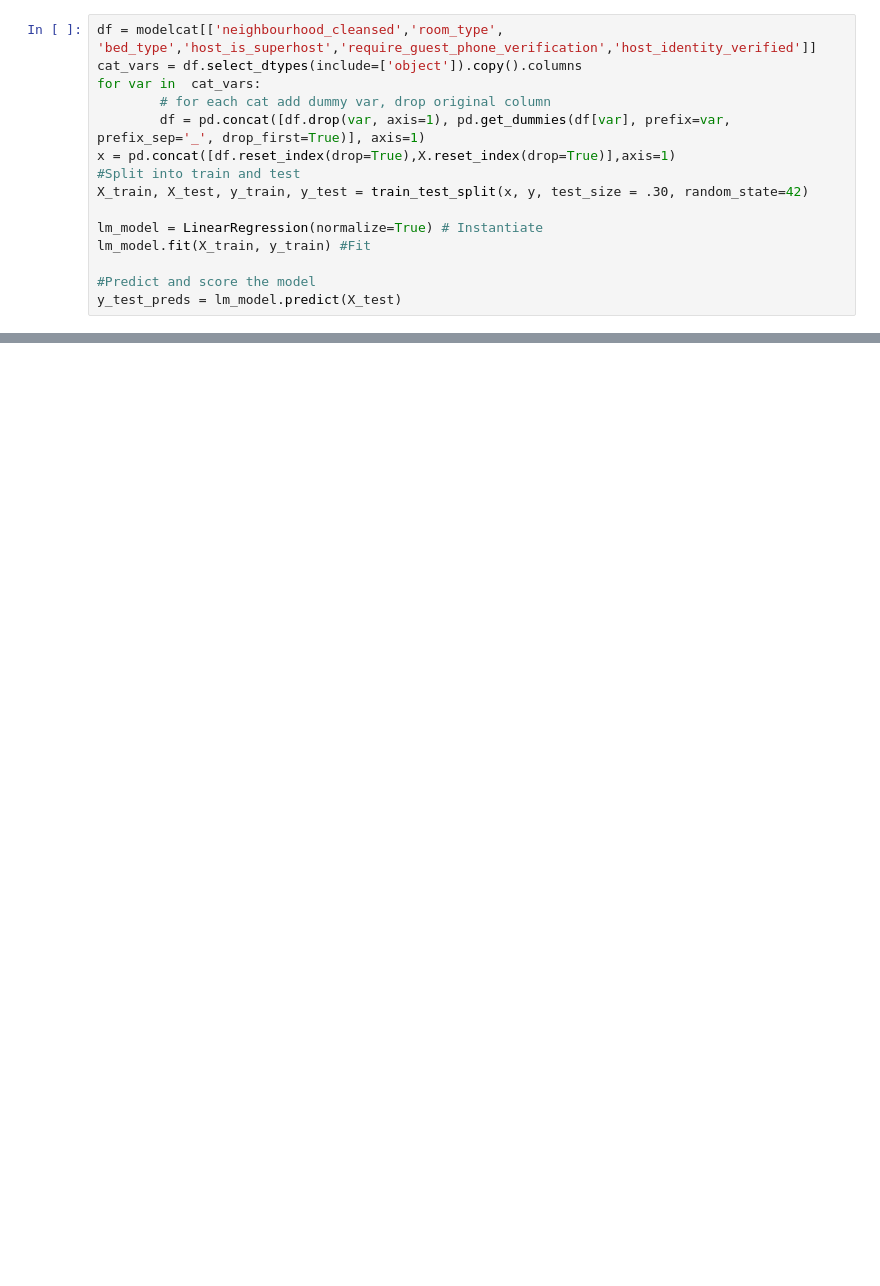
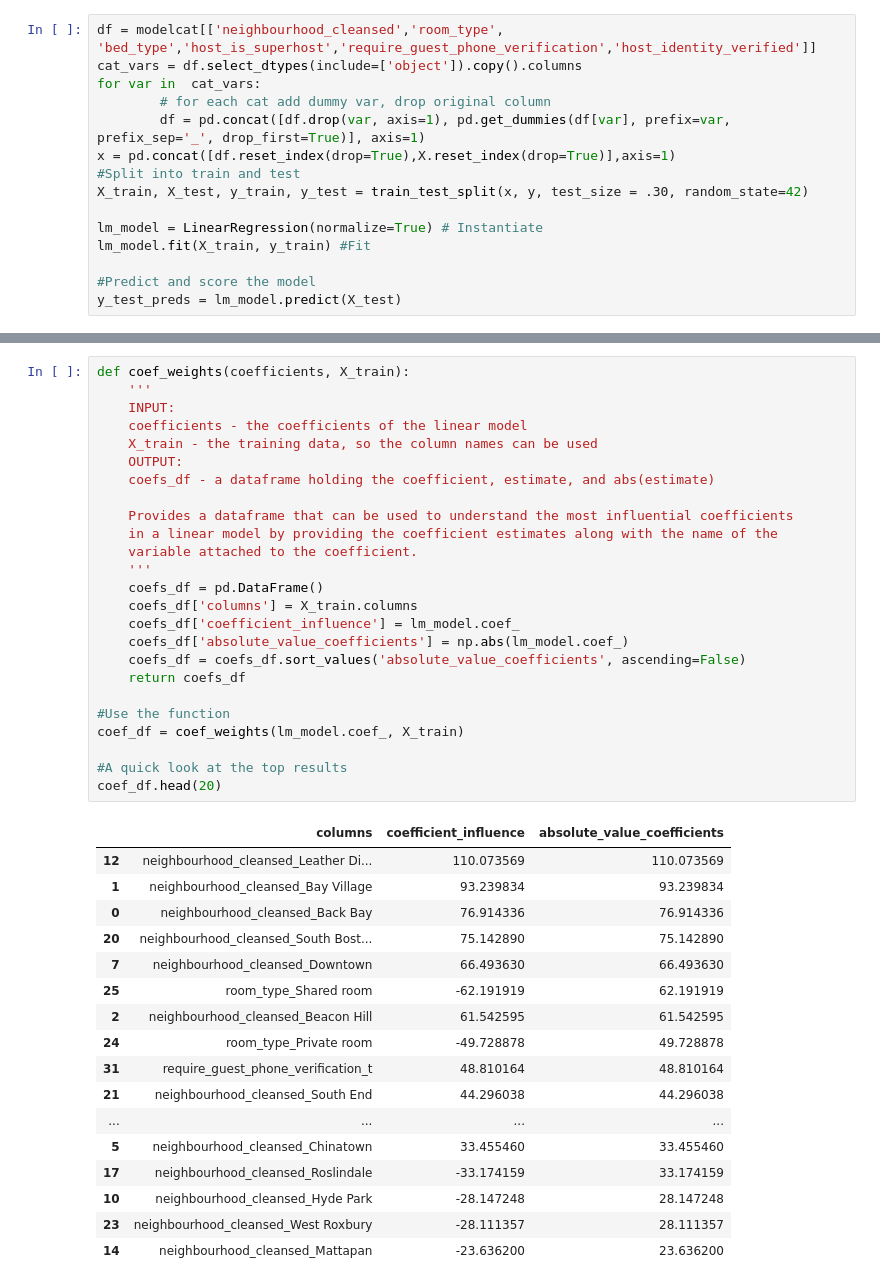
Before and after one commit to cgkaczenski/BostonAirbnb, a Jupyter notebook: BostonAirbnb.ipynb, the cells around one changed output, grey strips where cells are left out. Saved outputs shown, nothing was run; the diff lists cells and outputs as text; blank space fills up the shorter version.

```diff
--- a/BostonAirbnb.ipynb
+++ b/BostonAirbnb.ipynb
@@ -312,0 +297,43 @@ y_test_preds = lm_model.predict(X_test)
+# %%
+def coef_weights(coefficients, X_train):
+    '''
+    INPUT:
+    coefficients - the coefficients of the linear model
+    X_train - the training data, so the column names can be used
+    OUTPUT:
+    coefs_df - a dataframe holding the coefficient, estimate, and abs(estimate)
+
+    Provides a dataframe that can be used to understand the most influential coefficients
+    in a linear model by providing the coefficient estimates along with the name of the
+    variable attached to the coefficient.
+    '''
+    coefs_df = pd.DataFrame()
+    coefs_df['columns'] = X_train.columns
+    coefs_df['coefficient_influence'] = lm_model.coef_
+    coefs_df['absolute_value_coefficients'] = np.abs(lm_model.coef_)
+    coefs_df = coefs_df.sort_values('absolute_value_coefficients', ascending=False)
+    return coefs_df
+
+#Use the function
+coef_df = coef_weights(lm_model.coef_, X_train)
+
+#A quick look at the top results
+coef_df.head(20)
+# %% [output]
+|  | columns | coefficient_influence | absolute_value_coefficients |
+| 12 | neighbourhood_cleansed_Leather Di... | 110.073569 | 110.073569 |
+| 1 | neighbourhood_cleansed_Bay Village | 93.239834 | 93.239834 |
+| 0 | neighbourhood_cleansed_Back Bay | 76.914336 | 76.914336 |
+| 20 | neighbourhood_cleansed_South Bost... | 75.142890 | 75.142890 |
+| 7 | neighbourhood_cleansed_Downtown | 66.493630 | 66.493630 |
+| 25 | room_type_Shared room | -62.191919 | 62.191919 |
+| 2 | neighbourhood_cleansed_Beacon Hill | 61.542595 | 61.542595 |
+| 24 | room_type_Private room | -49.728878 | 49.728878 |
+| 31 | require_guest_phone_verification_t | 48.810164 | 48.810164 |
+| 21 | neighbourhood_cleansed_South End | 44.296038 | 44.296038 |
+| ... | ... | ... | ... |
+| 5 | neighbourhood_cleansed_Chinatown | 33.455460 | 33.455460 |
+| 17 | neighbourhood_cleansed_Roslindale | -33.174159 | 33.174159 |
+| 10 | neighbourhood_cleansed_Hyde Park | -28.147248 | 28.147248 |
+| 23 | neighbourhood_cleansed_West Roxbury | -28.111357 | 28.111357 |
+| 14 | neighbourhood_cleansed_Mattapan | -23.636200 | 23.636200 |
```
Also changed, not shown: parts of 19 cells of this notebook.
